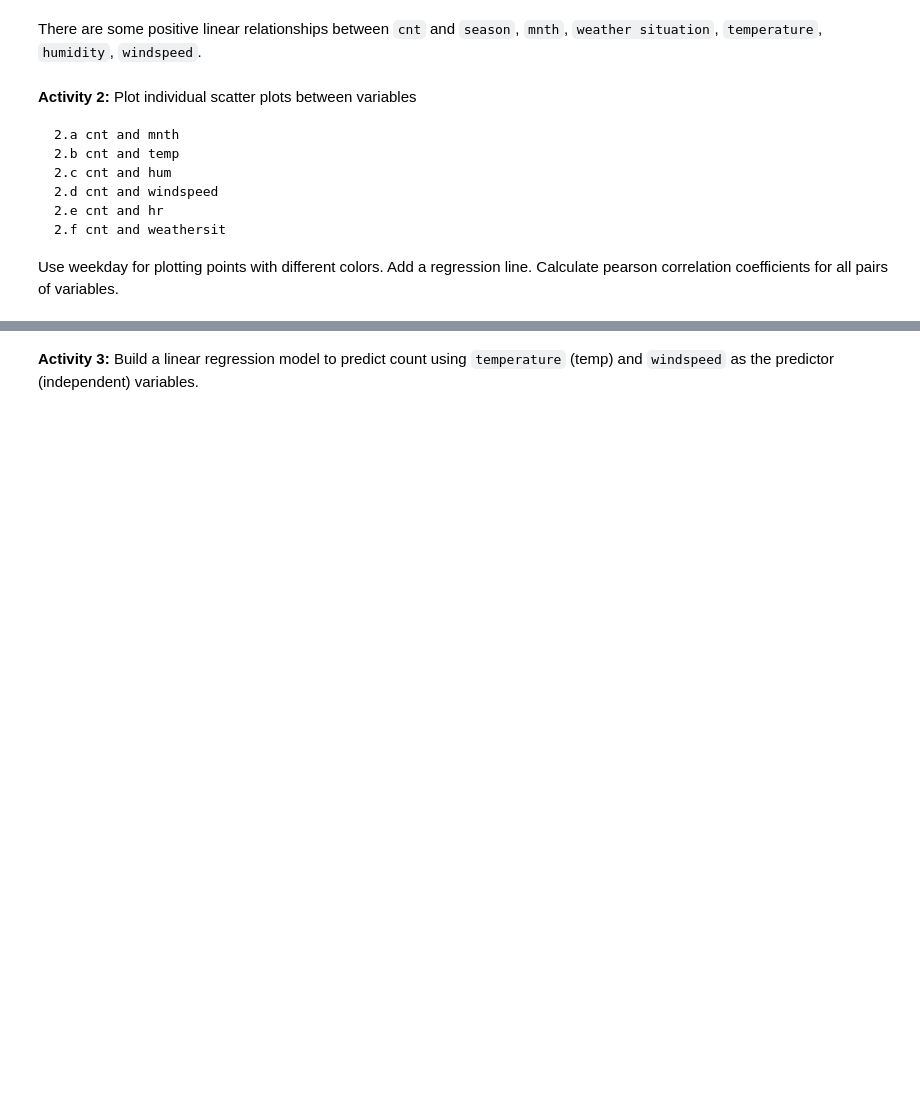
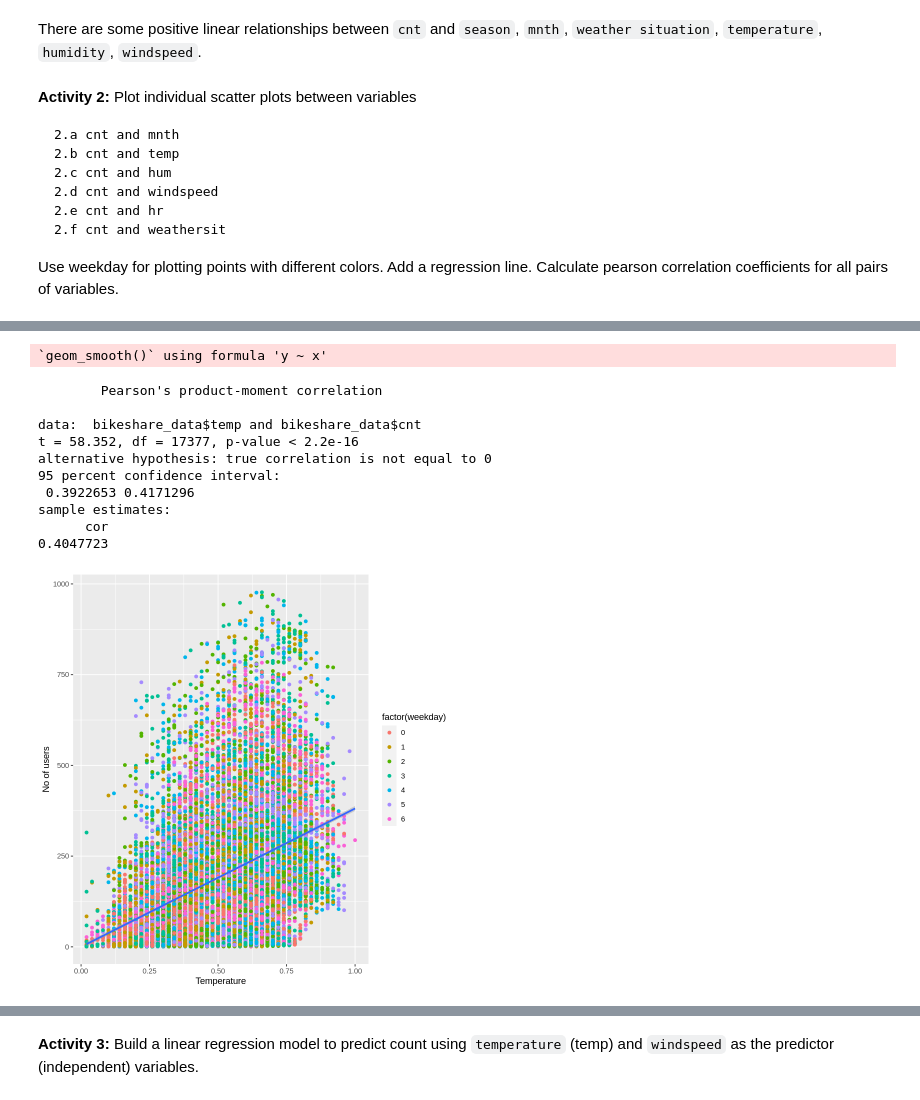
Before and after one commit to SteeltownRiot/DSA, a Jupyter notebook: DSA-7020 Stats for Data Analysis/Module 2 - Multivariate Data/Practices/Practice_Multivariate.ipynb, the cells around one changed output, grey strips where cells are left out. Saved outputs shown, nothing was run; the diff lists cells and outputs as text; code cells hidden in the pictures; blank space fills up the shorter version.

```diff
--- a/DSA-7020 Stats for Data Analysis/Module 2 - Multivariate Data/Practices/Practice_Multivariate.ipynb
+++ b/DSA-7020 Stats for Data Analysis/Module 2 - Multivariate Data/Practices/Practice_Multivariate.ipynb
@@ -88,8 +167,24 @@ cor.test(<what goes in here>,<what goes in here>)
 # %%
 # Your code for activity 2.b goes here
-ggplot(<what goes in here>, aes(x=<what goes in here>,y=<what goes in here>)) + xlab("Temperature")+ ylab("No of users") +
-    geom_point(<what goes in here>) + geom_smooth(method=lm)
+ggplot(bikeshare_data, aes(x = temp, y = cnt)) +
+    xlab("Temperature") +
+    ylab("No of users") +
+    geom_point(aes(color = factor(weekday))) +
+    geom_smooth(method = lm)
 
-cor.test(bikeshare_data$temp,bikeshare_data$cnt)
+cor.test(bikeshare_data$temp, bikeshare_data$cnt)
+# %% [output]
+`geom_smooth()` using formula 'y ~ x'
+        Pearson's product-moment correlation
+
+data:  bikeshare_data$temp and bikeshare_data$cnt
+t = 58.352, df = 17377, p-value < 2.2e-16
+alternative hypothesis: true correlation is not equal to 0
+95 percent confidence interval:
+ 0.3922653 0.4171296
+sample estimates:
+      cor
+0.4047723
+[figure, added]
 # %%
 # Your code for activity 2.c goes here
```
Also changed, not shown: parts of 12 cells of this notebook, 1 other file.
